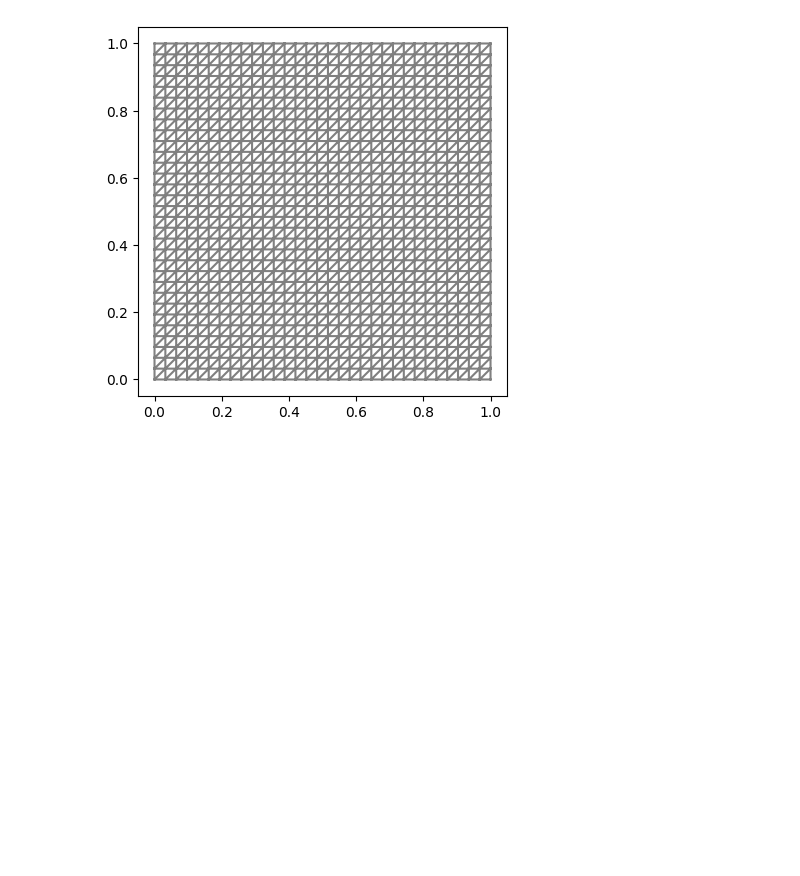
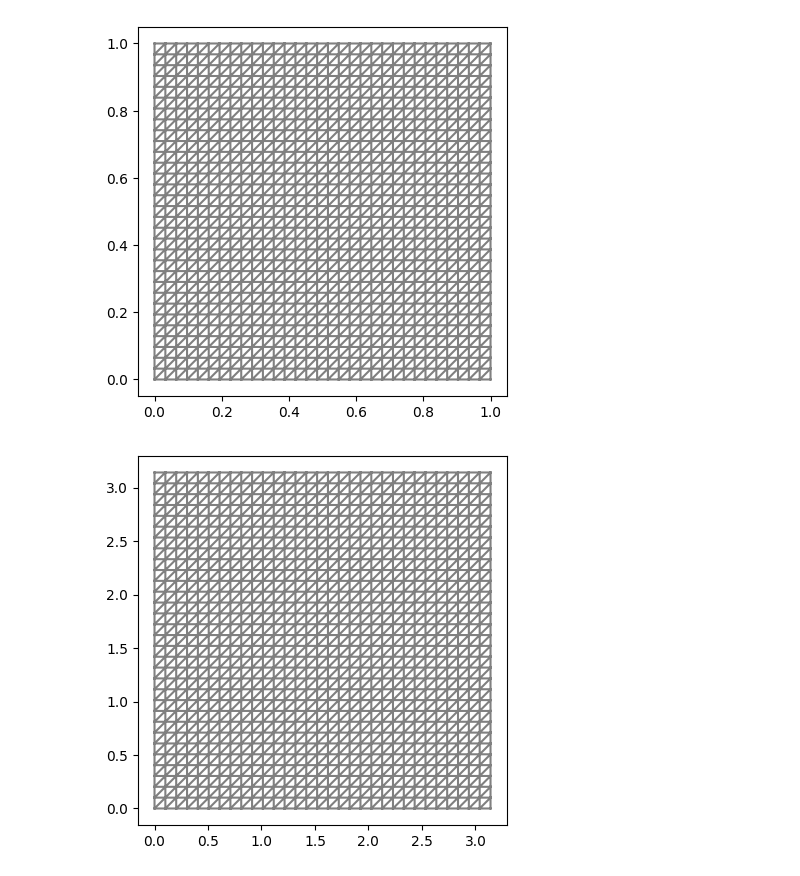
Before and after one commit to Pisarenkova/KT_2025, a Jupyter notebook: Копия_блокнота_"fenics_ipynb".ipynb, the cells around one changed output. Saved outputs shown, nothing was run; the diff lists cells and outputs as text; code cells hidden in the pictures; blank space fills up the shorter version.

```diff
--- a/Копия_блокнота_"fenics_ipynb".ipynb
+++ b/Копия_блокнота_"fenics_ipynb".ipynb
@@ -180,3 +358,20 @@ plot(mesh)
 plt.show()
 # %% [output]
 [figure]
+# %%
+def create_mesh(h):
+    # Определяем углы прямоугольника
+    p0 = Point(0.0, 0.0)  # Нижний левый угол
+    p1 = Point(np.pi, np.pi)  # Верхний правый угол
+
+    # Создаем сетку с заданным шагом h
+    return RectangleMesh(p0, p1, int(np.pi/h), int(np.pi/h))
+
+h = 0.1  # Пример значения h
+mesh = create_mesh(h)
+
+# Визуализация сетки
+plot(mesh)
+plt.show()
+# %% [output]
+[figure, added]
```
Also changed, not shown: parts of 7 cells of this notebook.
